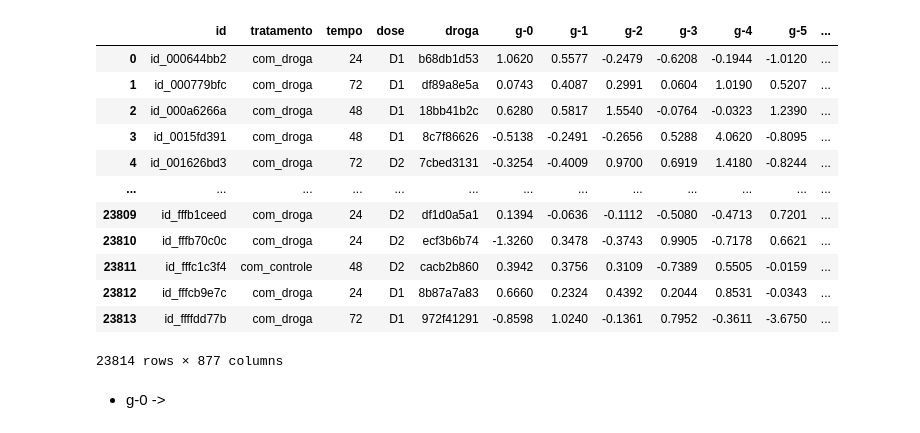
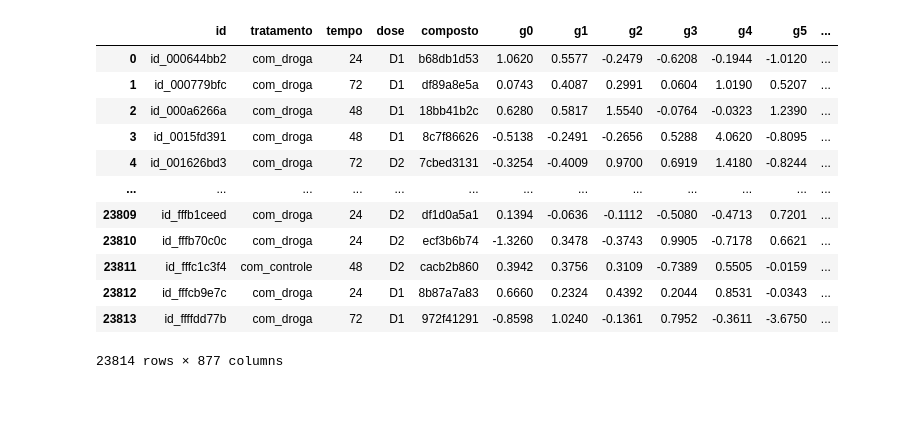
Before and after one commit to GuiCoelhoDev/Datascience_Alura3, a Jupyter notebook: DataScience_3_Alura.ipynb, the cells around one changed output. Drawn from its saved outputs; the diff is of its cells as text; code cells hidden in the pictures; blank space fills up the shorter version.

```diff
--- a/DataScience_3_Alura.ipynb
+++ b/DataScience_3_Alura.ipynb
@@ -2,11 +2,19 @@
 <a href="https://colab.research.google.com/github/GuiCoelhoDev/Datascience_Alura3/blob/main/DataScience_3_Alura.ipynb" target="_parent"><img src="https://colab.research.google.com/assets/colab-badge.svg" alt="Open In Colab"/></a>
 # %%
 import pandas as pd;
+import matplotlib.pyplot as plt
+import seaborn as sns
+import pandas as pd
 
 url_dados = "https://github.com/alura-cursos/imersaodados3/blob/main/dados/dados_experimentos.zip?raw=true"
 dados = pd.read_csv(url_dados, compression = 'zip')
+# removes hyphens from columns
+dados.columns = [column.replace('-', '') for column in dados.columns]
+mapa= {'droga': 'composto'}
+dados.rename(columns=mapa, inplace=True)
+dados
 # %% [output]
-|  | id | tratamento | tempo | dose | droga | g-0 | g-1 | g-2 | g-3 | g-4 | g-5 | ... |
+|  | id | tratamento | tempo | dose | composto | g0 | g1 | g2 | g3 | g4 | g5 | ... |
 | 0 | id_000644bb2 | com_droga | 24 | D1 | b68db1d53 | 1.0620 | 0.5577 | -0.2479 | -0.6208 | -0.1944 | -1.0120 | ... |
 | 1 | id_000779bfc | com_droga | 72 | D1 | df89a8e5a | 0.0743 | 0.4087 | 0.2991 | 0.0604 | 1.0190 | 0.5207 | ... |
 | 2 | id_000a6266a | com_droga | 48 | D1 | 18bb41b2c | 0.6280 | 0.5817 | 1.5540 | -0.0764 | -0.0323 | 1.2390 | ... |
@@ -19,5 +27,3 @@ dados = pd.read_csv(url_dados, compression = 'zip')
 | 23812 | id_fffcb9e7c | com_droga | 24 | D1 | 8b87a7a83 | 0.6660 | 0.2324 | 0.4392 | 0.2044 | 0.8531 | -0.0343 | ... |
 | 23813 | id_ffffdd77b | com_droga | 72 | D1 | 972f41291 | -0.8598 | 1.0240 | -0.1361 | 0.7952 | -0.3611 | -3.6750 | ... |
 23814 rows × 877 columns
-# %% [markdown]
-* g-0 ->
```
Also changed, not shown: parts of 21 cells of this notebook.
